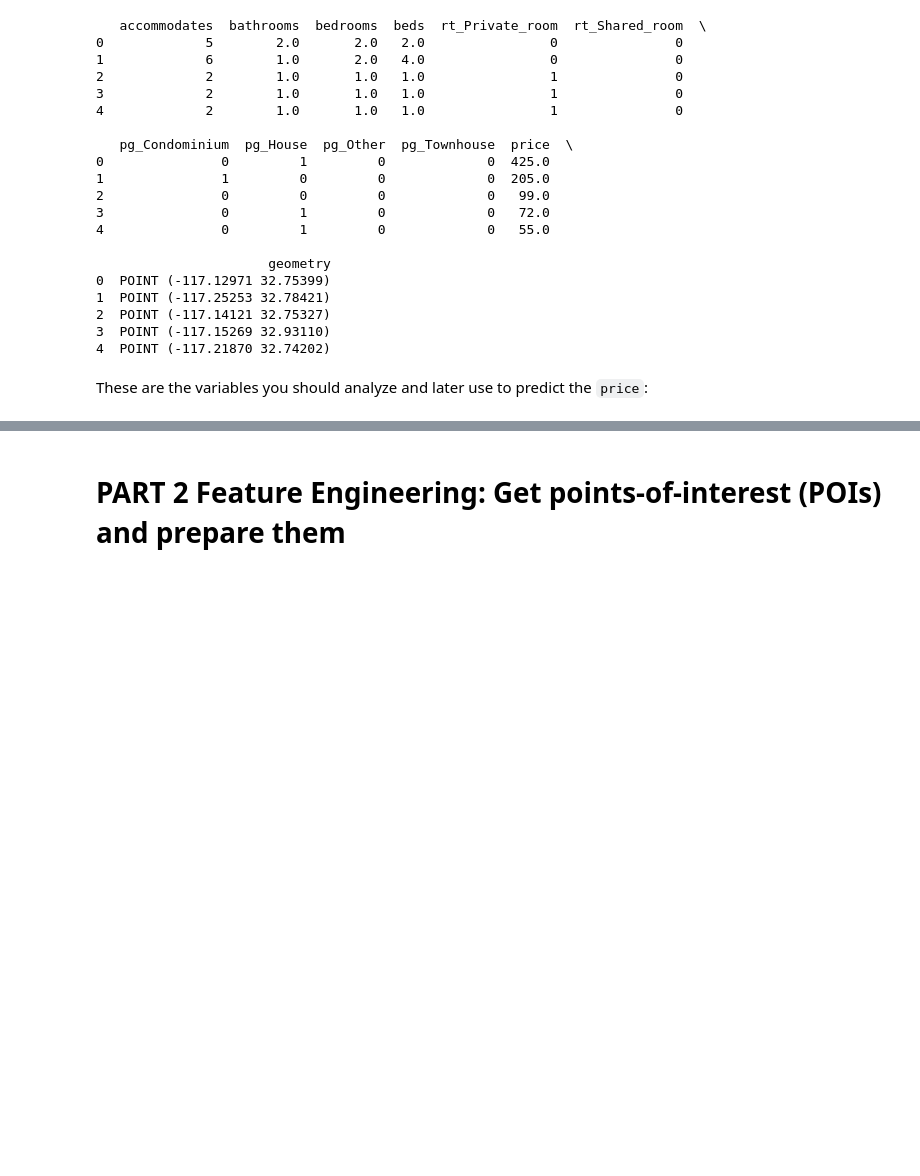
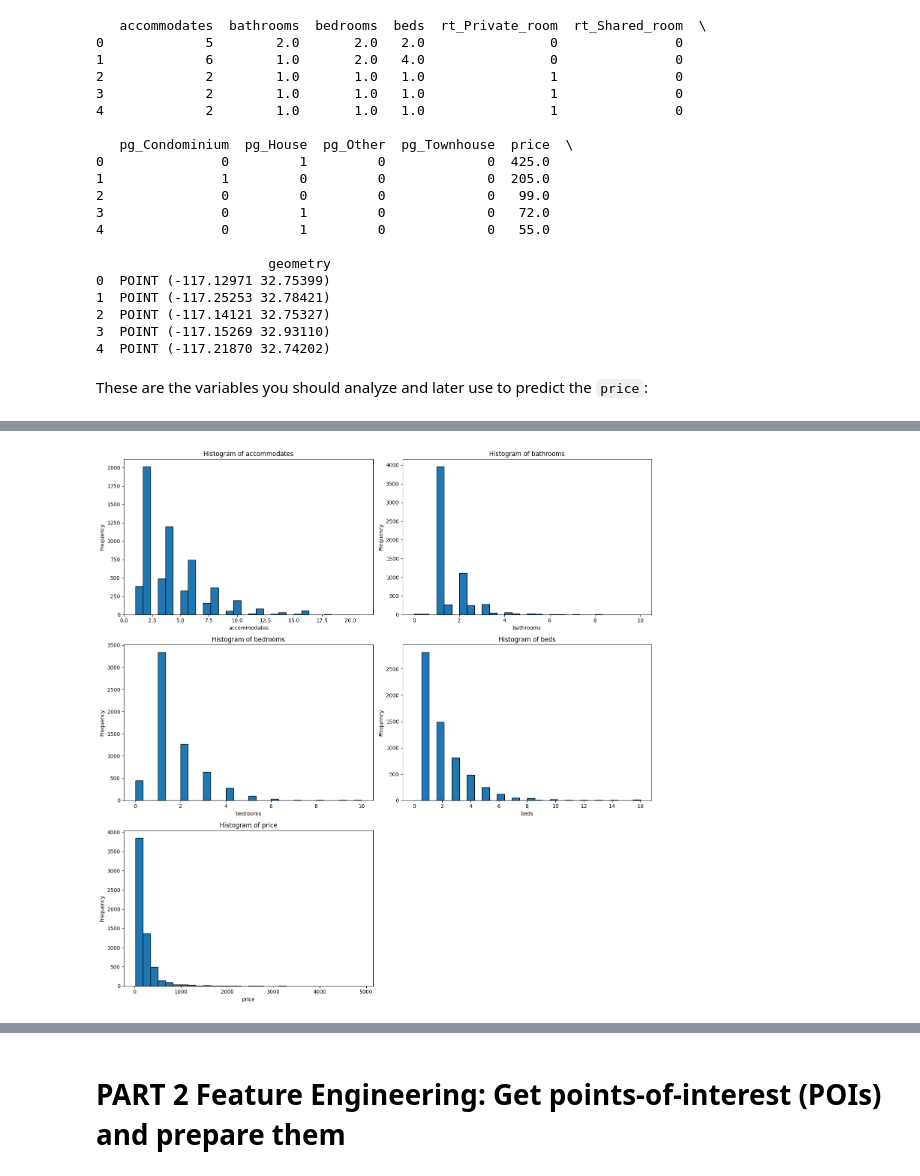
Before and after one commit to D3IP-SS24/case_study1, a Jupyter notebook: project_airbnb_template.ipynb, the cells around one changed output, grey strips where cells are left out. Saved outputs shown, nothing was run; the diff lists cells and outputs as text; code cells hidden in the pictures; blank space fills up the shorter version.

```diff
--- a/project_airbnb_template.ipynb
+++ b/project_airbnb_template.ipynb
@@ -34,8 +36,8 @@ import contextily as cx
 # %%
-# Load the geodataframe <insert your code here>....
+# Load the geodataframe
 import geopandas as gpd
-gdf = gpd.read_file('airbnb_listings.geojson')
-print(gdf.head())
+Airbnb_listings = gpd.read_file('airbnb_listings.geojson')
+print(Airbnb_listings.head())
 # %% [output]
    accommodates  bathrooms  bedrooms  beds  rt_Private_room  rt_Shared_room  \
 0             5        2.0       2.0   2.0                0               0
@@ -76,0 +80,7 @@ variable_names = [
+# %%
+# Descriptive statistics for numerical columns
+numerical_columns = ['accommodates', 'bathrooms', 'bedrooms', 'beds', 'price']
+descriptive_stats = Airbnb_listings[numerical_columns].describe()
+
+# Display the descriptive statistics
+descriptive_stats
@@ -76,0 +97,19 @@ variable_names = [
+# %%
+# Histograms for numerical columns
+
+fig, axes = plt.subplots(3, 2, figsize=(15, 15))
+
+for i, column in enumerate(numerical_columns):
+    ax = axes.flatten()[i]
+    Airbnb_listings[column].plot.hist(ax=ax, bins=30, edgecolor='black')
+    ax.set_title(f'Histogram of {column}')
+    ax.set_xlabel(column)
+    ax.set_ylabel('Frequency')
+
+# Remove the empty subplot
+fig.delaxes(axes[2, 1])
+
+plt.tight_layout()
+plt.show()
+# %% [output]
+[figure, added]
```
Also changed, not shown: parts of 46 cells of this notebook.
